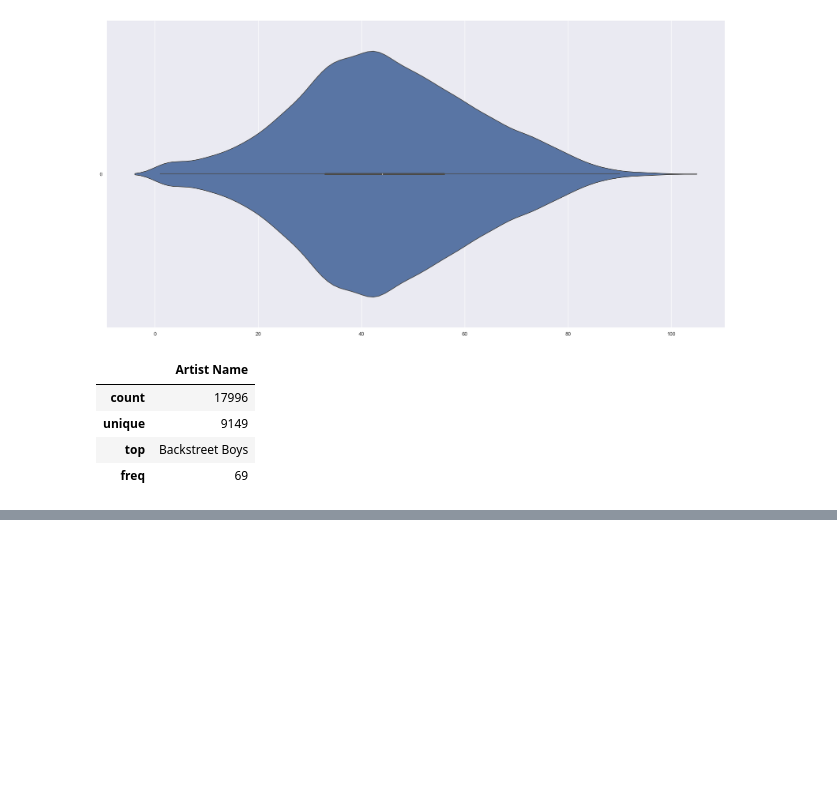
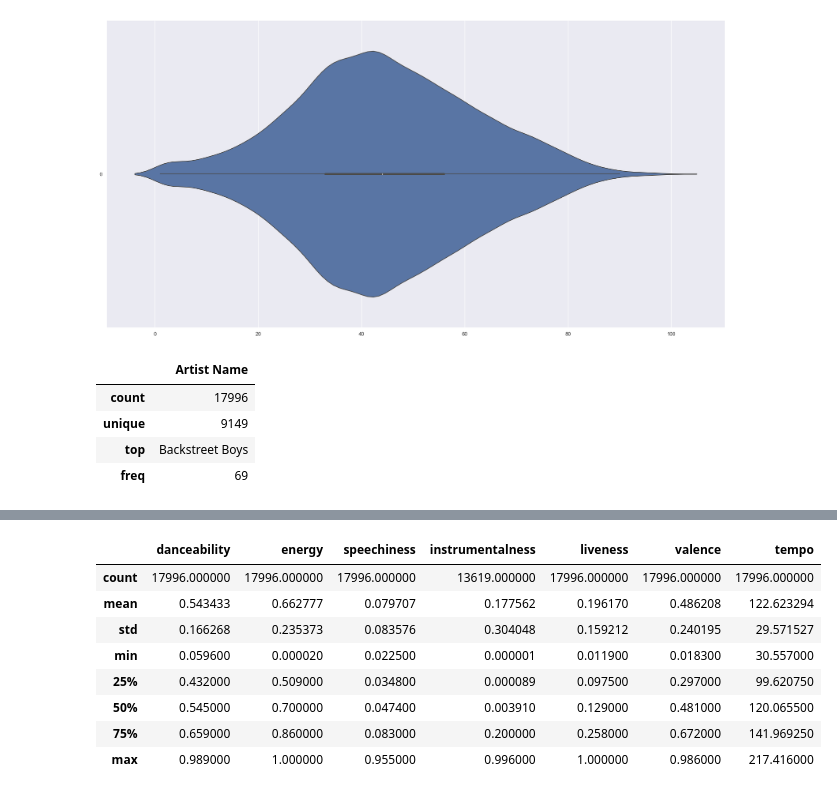
Before and after one commit to cianmung/SC1015---Mini-Project, a Jupyter notebook: Project.ipynb, the cells around one changed output, grey strips where cells are left out. Saved outputs shown, nothing was run; the diff lists cells and outputs as text; code cells hidden in the pictures; blank space fills up the shorter version.

```diff
--- a/Project.ipynb
+++ b/Project.ipynb
@@ -160,0 +151,13 @@ Name: mode_cat, dtype: object
+# %%
+numeric_musicdata = pd.DataFrame(musicdata[['danceability', 'energy', 'speechiness', 'instrumentalness', 'liveness', 'valence']])
+numeric_musicdata.describe()
+# %% [output]
+|  | danceability | energy | speechiness | instrumentalness | liveness | valence | tempo |
+| count | 17996.000000 | 17996.000000 | 17996.000000 | 13619.000000 | 17996.000000 | 17996.000000 | 17996.000000 |
+| mean | 0.543433 | 0.662777 | 0.079707 | 0.177562 | 0.196170 | 0.486208 | 122.623294 |
+| std | 0.166268 | 0.235373 | 0.083576 | 0.304048 | 0.159212 | 0.240195 | 29.571527 |
+| min | 0.059600 | 0.000020 | 0.022500 | 0.000001 | 0.011900 | 0.018300 | 30.557000 |
+| 25% | 0.432000 | 0.509000 | 0.034800 | 0.000089 | 0.097500 | 0.297000 | 99.620750 |
+| 50% | 0.545000 | 0.700000 | 0.047400 | 0.003910 | 0.129000 | 0.481000 | 120.065500 |
+| 75% | 0.659000 | 0.860000 | 0.083000 | 0.200000 | 0.258000 | 0.672000 | 141.969250 |
+| max | 0.989000 | 1.000000 | 0.955000 | 0.996000 | 1.000000 | 0.986000 | 217.416000 |
```
Also changed, not shown: parts of 9 cells of this notebook.
